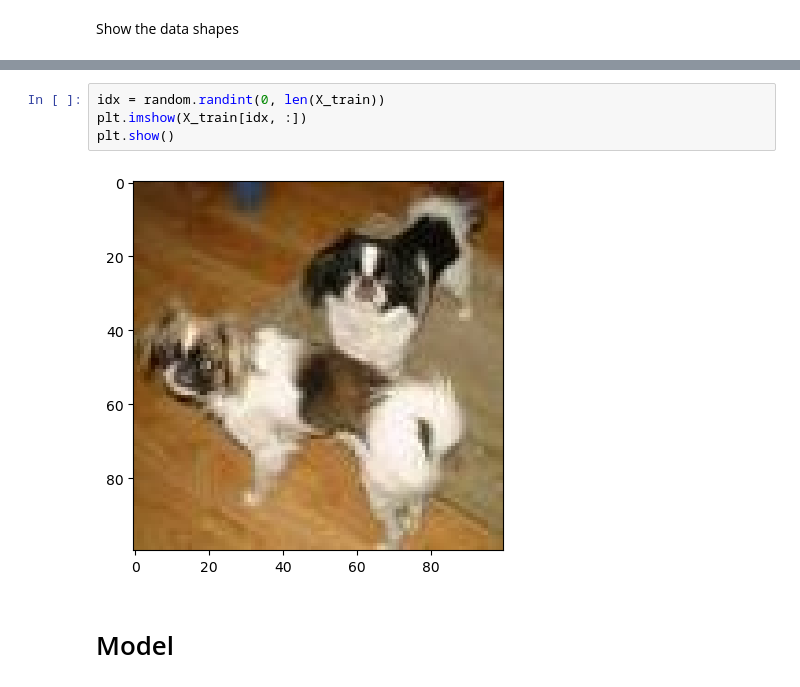
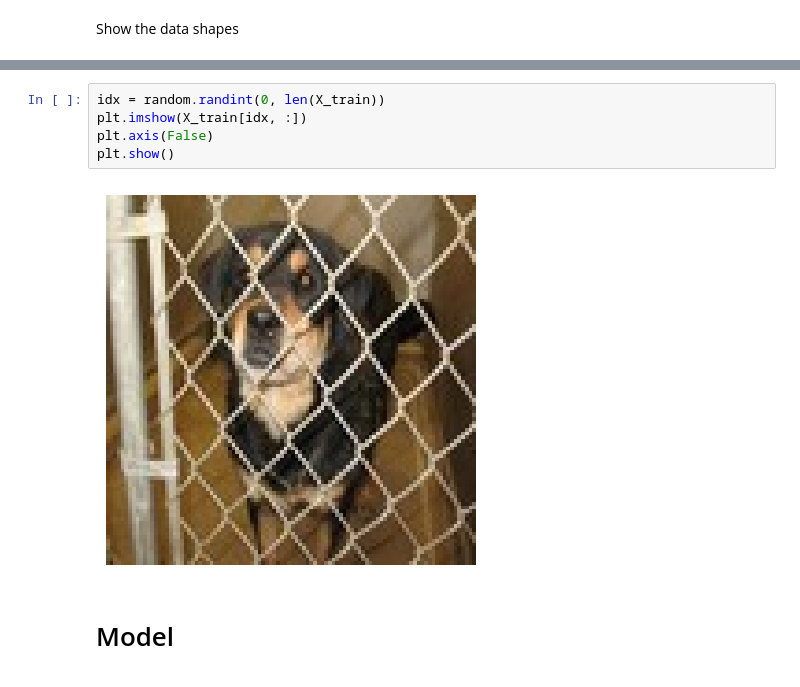
Before and after one commit to Washington-Kimani/Image_Classification_Using_Keras, a Jupyter notebook: classification.ipynb, the cells around one changed output, grey strips where cells are left out. Saved outputs shown, nothing was run; the diff lists cells and outputs as text.

```diff
--- a/classification.ipynb
+++ b/classification.ipynb
@@ -39,9 +37,10 @@ Shape of Y_test:  (400, 1)
 # %%
 idx = random.randint(0, len(X_train))
 plt.imshow(X_train[idx, :])
+plt.axis(False)
 plt.show()
 # %% [output]
-[figure, old version]
+[figure, new version]
 # %% [markdown]
 # Model
 # %%
```
Also changed, not shown: parts of 5 cells of this notebook.
